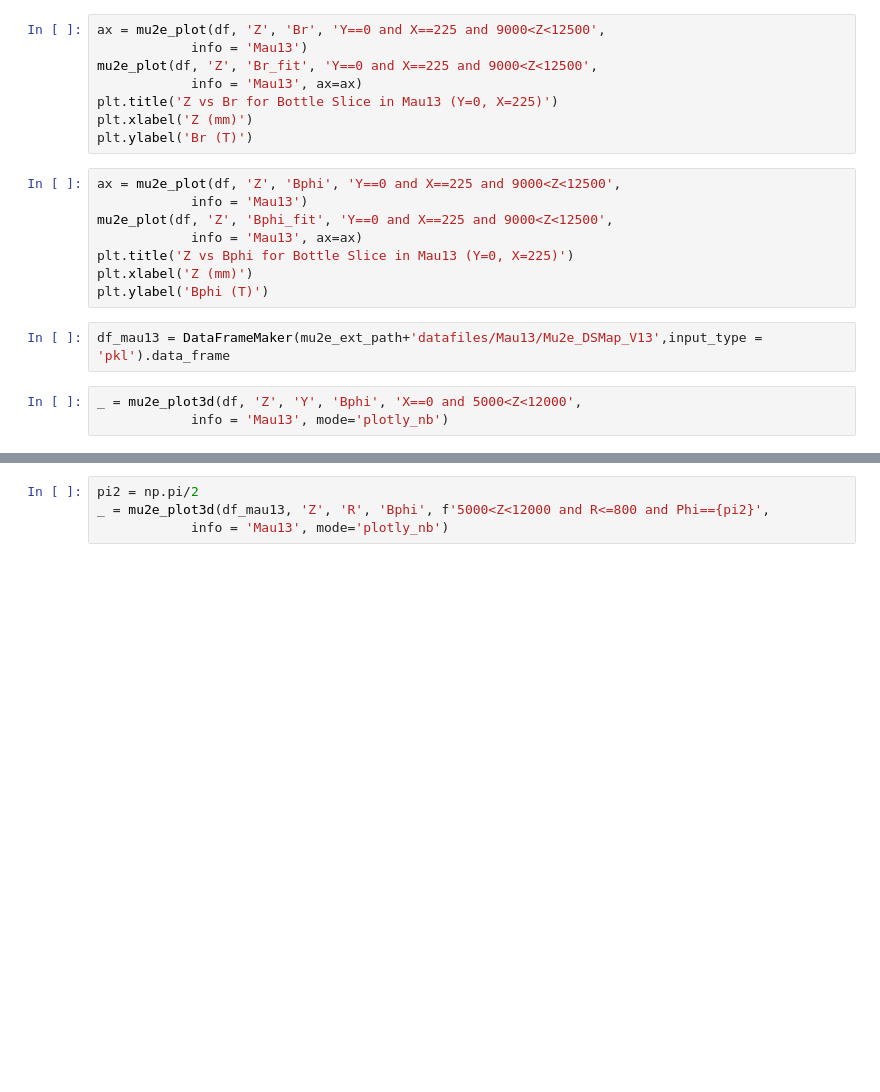
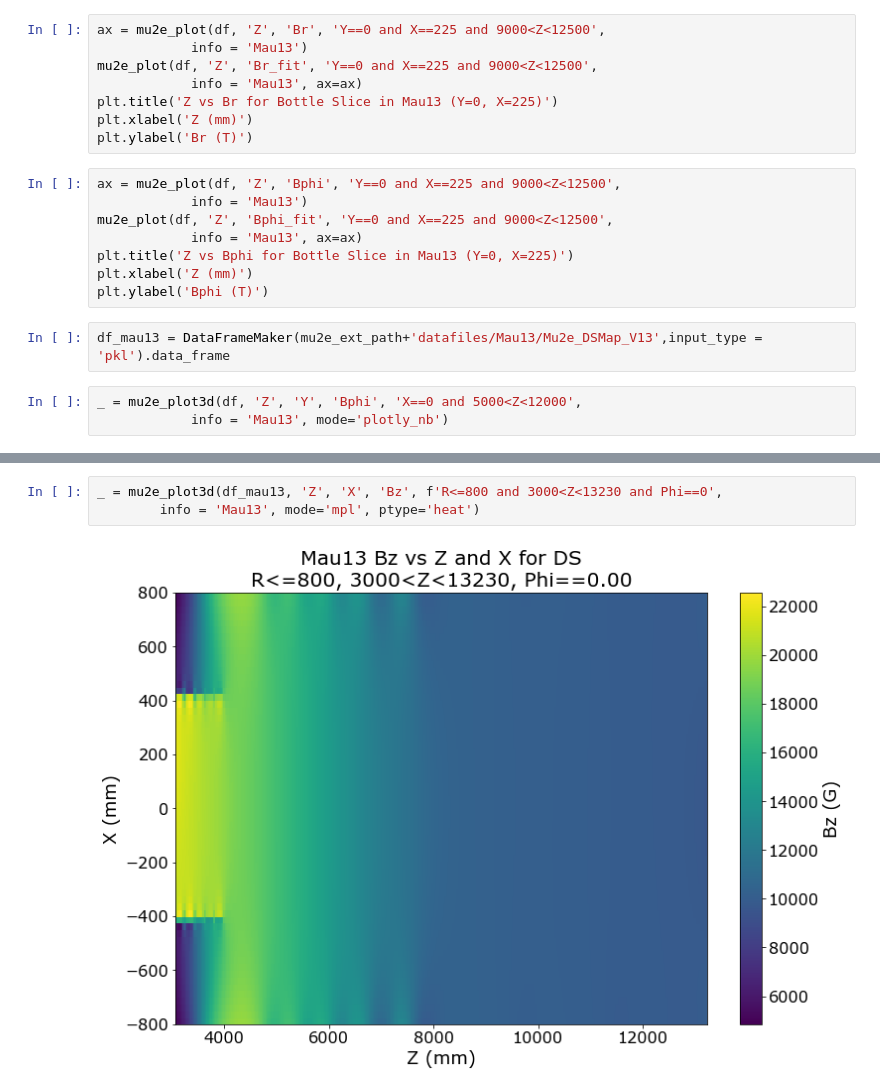
Before and after one commit to pollackscience/Mu2E, a Jupyter notebook: scripts/FieldFitting/hps_Mau13.ipynb, the cells around one changed output, grey strips where cells are left out. Drawn from its saved outputs; the diff is of its cells as text; blank space fills up the shorter version.

```diff
--- a/scripts/FieldFitting/hps_Mau13.ipynb
+++ b/scripts/FieldFitting/hps_Mau13.ipynb
@@ -122,4 +147,5 @@ _ = mu2e_plot3d(df, 'Z', 'Y', 'Bphi', 'X==0 and 5000<Z<12000',
 # %%
-pi2 = np.pi/2
-_ = mu2e_plot3d(df_mau13, 'Z', 'R', 'Bphi', f'5000<Z<12000 and R<=800 and Phi=={pi2}',
-            info = 'Mau13', mode='plotly_nb')
+_ = mu2e_plot3d(df_mau13, 'Z', 'X', 'Bz', f'R<=800 and 3000<Z<13230 and Phi==0',
+        info = 'Mau13', mode='mpl', ptype='heat')
+# %% [output]
+[figure, added]
```
Also changed, not shown: parts of 3 cells of this notebook, 40 other files.
